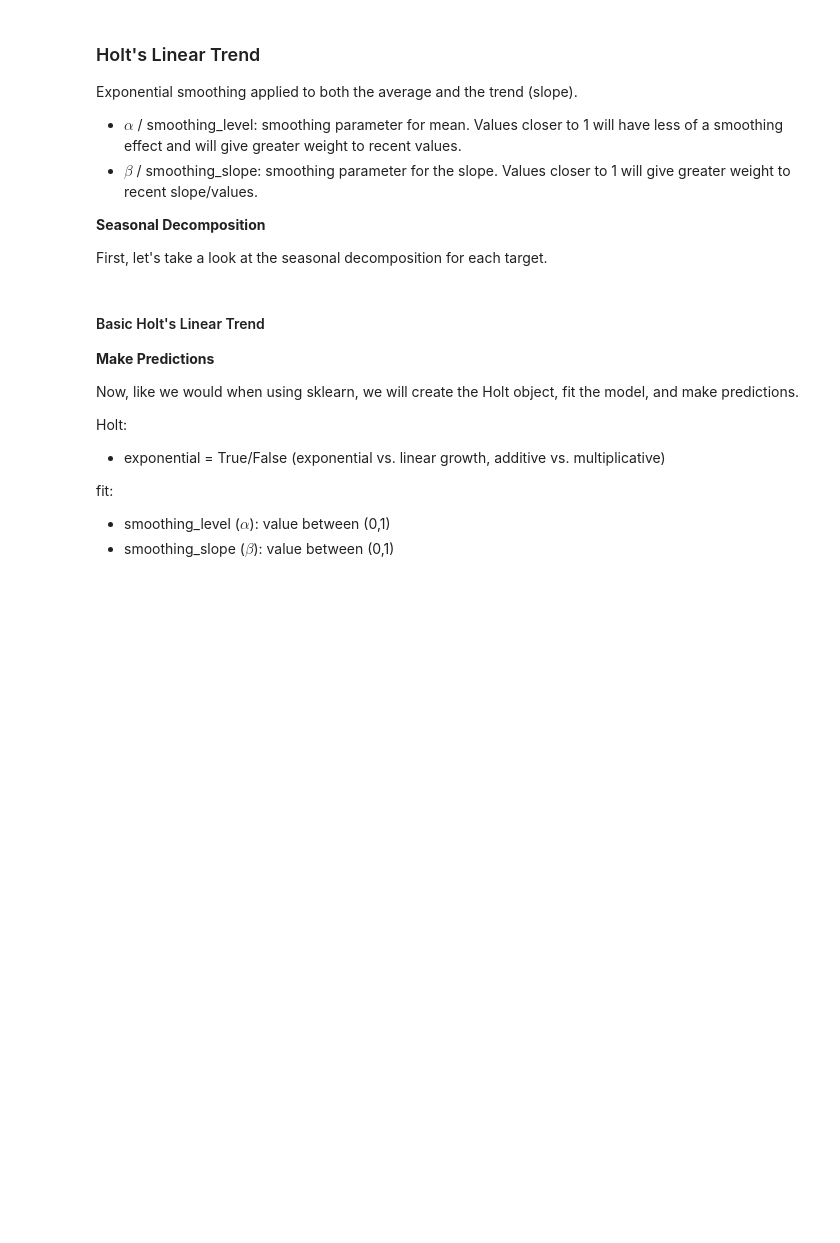
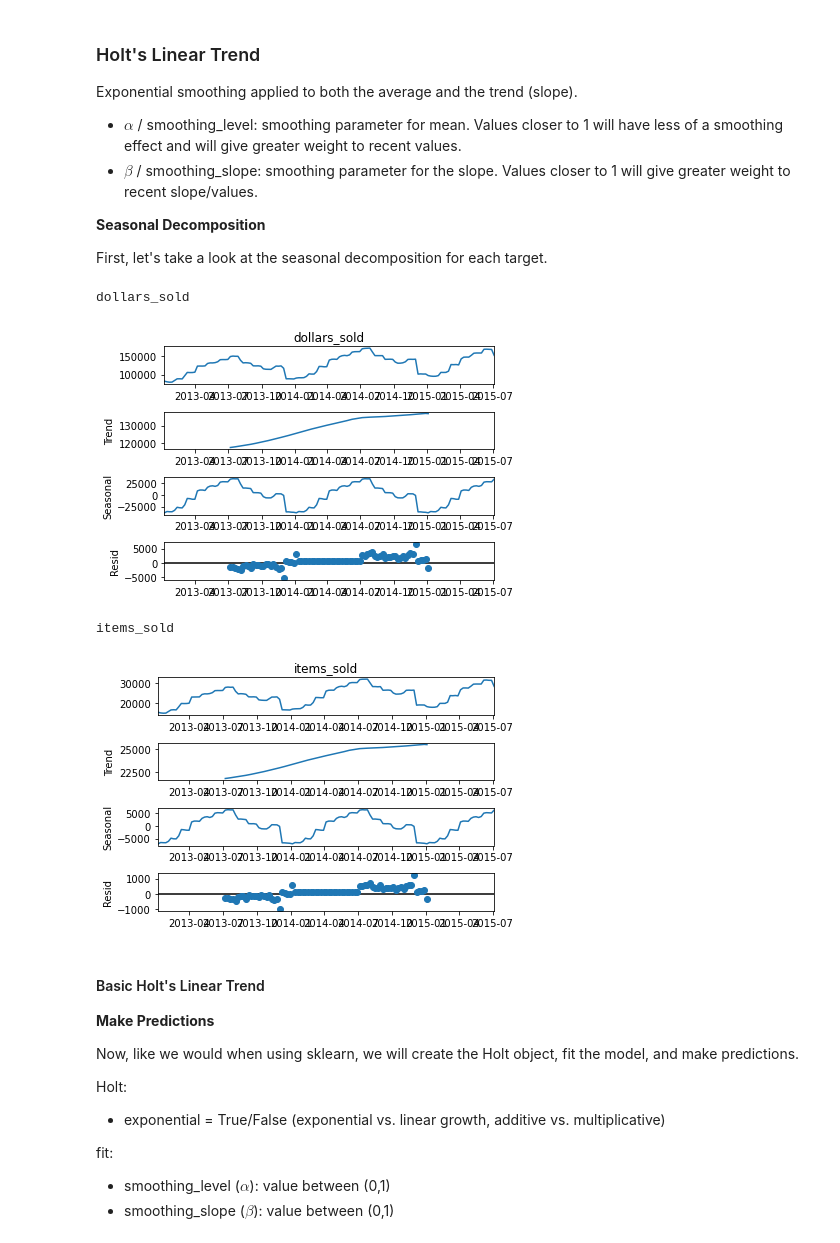
Before and after one commit to JaredVahle/time-series-exercies, a Jupyter notebook: modeling-lesson.ipynb, the cells around one changed output. Drawn from its saved outputs; the diff is of its cells as text; code cells hidden in the pictures; blank space fills up the shorter version.

```diff
--- a/modeling-lesson.ipynb
+++ b/modeling-lesson.ipynb
@@ -575,6 +608,15 @@ Exponential smoothing applied to both the average and the trend (slope).
 **Seasonal Decomposition**
 
 First, let's take a look at the seasonal decomposition for each target.
+# %%
+import statsmodels.api as sm
+_ = sm.tsa.seasonal_decompose(train['amount']).plot()
+plt.show()
+# %% [output]
+dollars_sold
+[figure, added]
+items_sold
+[figure, added]
 # %% [markdown]
 #### Basic Holt's Linear Trend
 
```
Also changed, not shown: parts of 76 cells of this notebook, 1 other file.
